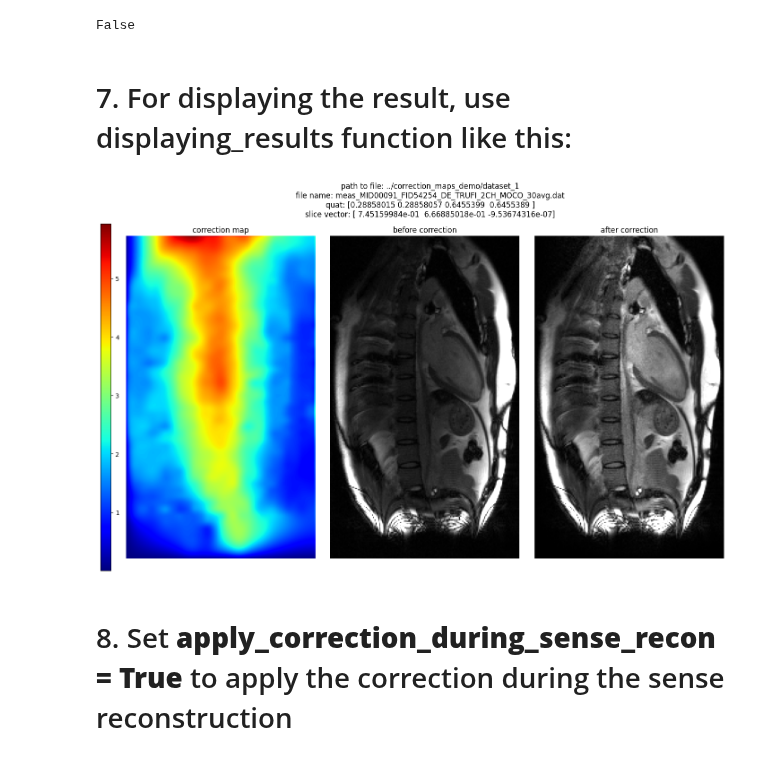
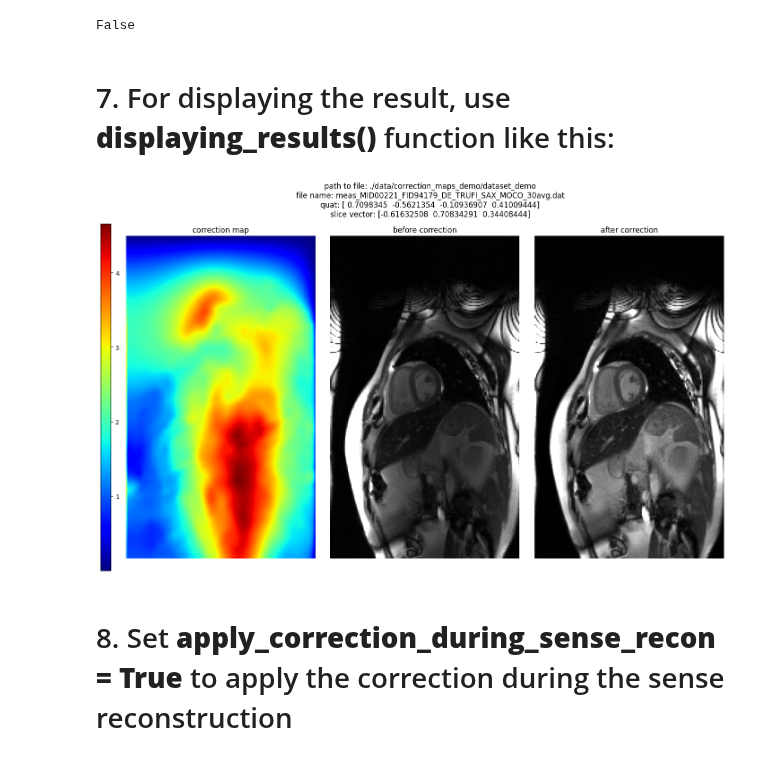
Before and after one commit to OSU-MR/SCC, a Jupyter notebook: brightness_correction_demo.ipynb, the cells around one changed output. Cells and saved outputs as stored; diff of their text form; code cells hidden in the pictures.

```diff
--- a/brightness_correction_demo.ipynb
+++ b/brightness_correction_demo.ipynb
@@ -47,10 +80,10 @@ base_dir-----input_folder-----folder name of your datasets_1
 # 4. Import the functions and define the folders
 # %%
 from brightness_correction.brightness_correction import getting_and_saving_correction_map, create_and_start_threadings, displaying_results
-base_dir = "./"
+base_dir = "./data"
 input_folder = "rawdata"
 output_folder = "correction_maps_demo"
-input_folder_names = ['dataset_1'] #set this to None, if you want to go through all the folders in the input_folder
+input_folder_names = ['dataset_demo'] #set this to None, if you want to go through all the folders in the input_folder
 # %% [output]
 please read README.md to run the code.
 The code is still under development.
@@ -126,15 +189,16 @@ for i in range(len(threads)):
 # %% [output]
 False
 # %% [markdown]
-# 7. For displaying the result, use displaying_results function like this:
+# 7. For displaying the result, use **displaying_results()** function like this:
 # %%
-output_folder_names = ['dataset_1']
+sli_idx = 0 #changing this number will show different slices
+output_folder_names = ['dataset_demo']
 output_folder = "correction_maps_demo"
 displaying_results(base_dir=base_dir, input_folder=input_folder,
-                   output_folder=output_folder, folder_names=output_folder_names, sli_idx=0,
+                   output_folder=output_folder, folder_names=output_folder_names, sli_idx=sli_idx,
                    fig_h=9, debug=False) #set debug = True to display more information
 # %% [output]
-[figure, old version]
+[figure, new version]
 # %% [markdown]
 # 8. Set **apply_correction_during_sense_recon = True** to apply the correction during the sense reconstruction
 # %%
```
Also changed, not shown: parts of 5 cells of this notebook.
